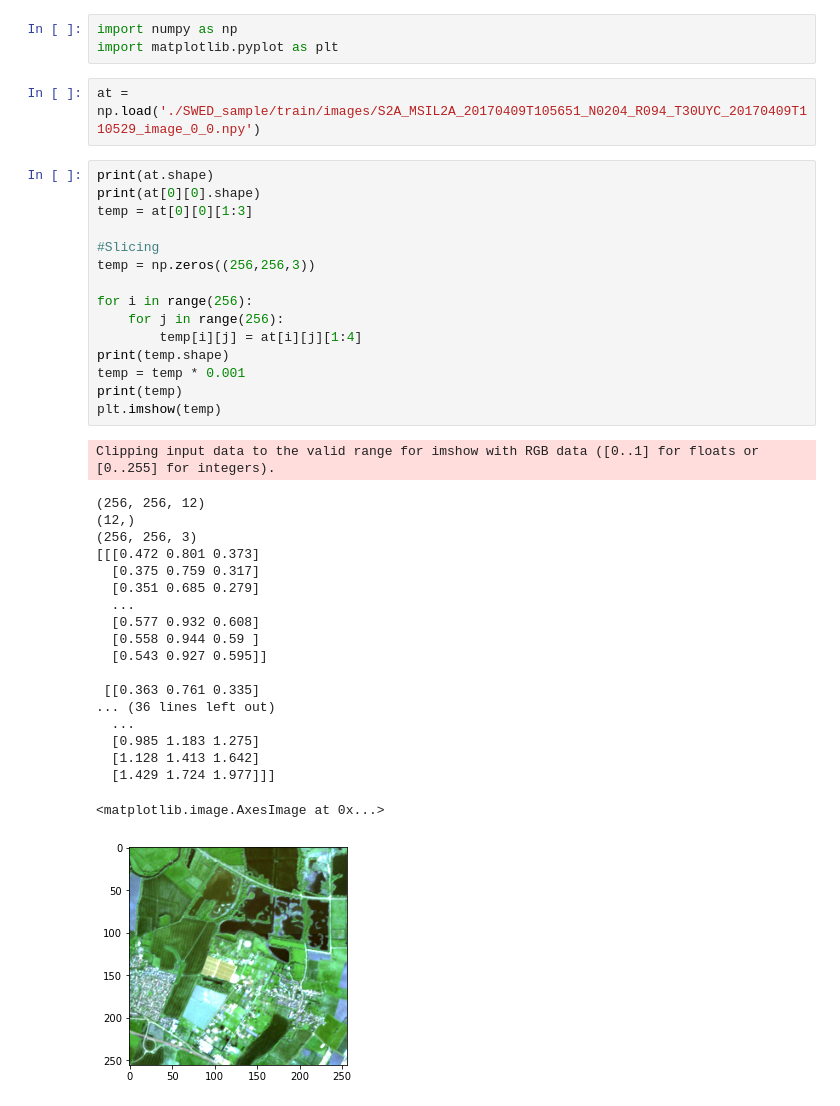
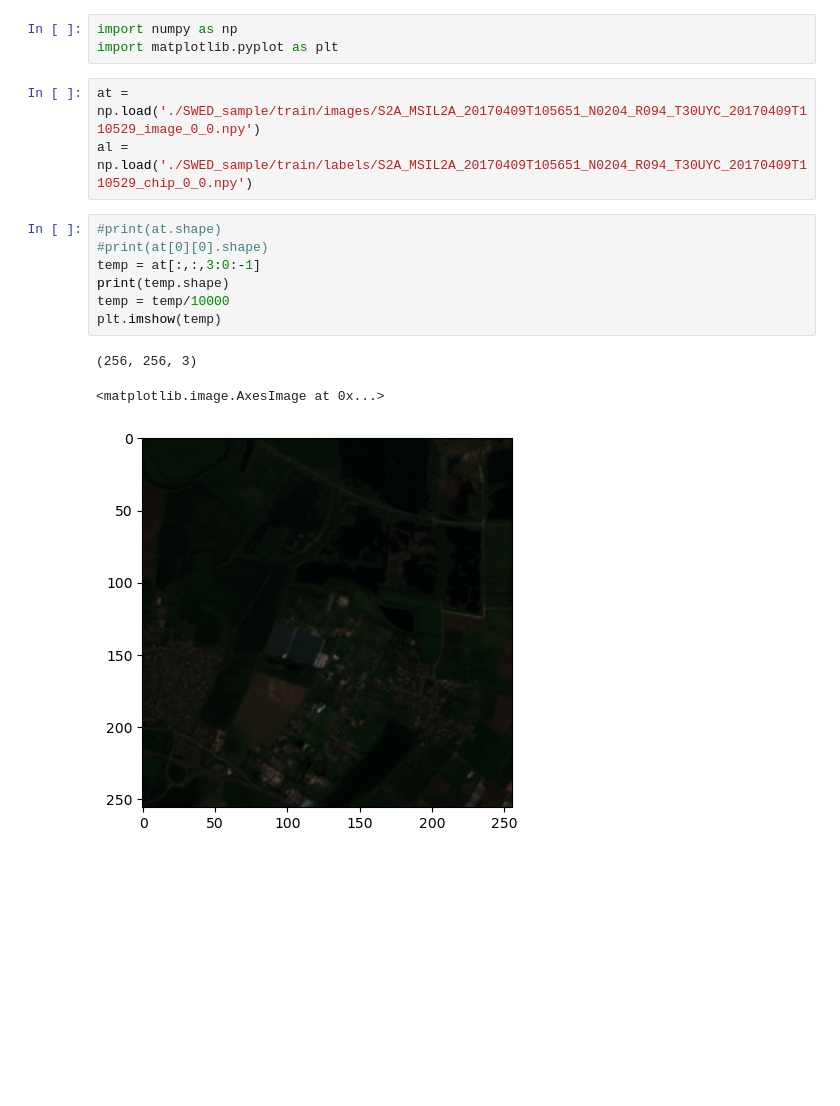
Before and after one commit to VihaanAkshaay/EdgeAttn-UNet, a Jupyter notebook: Visualisation_Satellite.ipynb, the cells around one changed output. Cells and saved outputs as stored; diff of their text form; blank space fills up the shorter version.

```diff
--- a/Visualisation_Satellite.ipynb
+++ b/Visualisation_Satellite.ipynb
@@ -5,42 +5,18 @@ import numpy as np
 import matplotlib.pyplot as plt
 # %%
 at = np.load('./SWED_sample/train/images/S2A_MSIL2A_20170409T105651_N0204_R094_T30UYC_20170409T110529_image_0_0.npy')
+al = np.load('./SWED_sample/train/labels/S2A_MSIL2A_20170409T105651_N0204_R094_T30UYC_20170409T110529_chip_0_0.npy')
 # %%
-print(at.shape)
-print(at[0][0].shape)
-temp = at[0][0][1:3]
-
-#Slicing
-temp = np.zeros((256,256,3))
-
-for i in range(256):
-    for j in range(256):
-        temp[i][j] = at[i][j][1:4]
+#print(at.shape)
+#print(at[0][0].shape)
+temp = at[:,:,3:0:-1]
 print(temp.shape)
-temp = temp * 0.001
-print(temp)
+temp = temp/10000
 plt.imshow(temp)
 # %% [output]
-Clipping input data to the valid range for imshow with RGB data ([0..1] for floats or [0..255] for integers).
+(256, 256, 3)
-(256, 256, 12)
-(12,)
-(256, 256, 3)
-[[[0.472 0.801 0.373]
-  [0.375 0.759 0.317]
-  [0.351 0.685 0.279]
-  ...
-  [0.577 0.932 0.608]
-  [0.558 0.944 0.59 ]
-  [0.543 0.927 0.595]]
-
- [[0.363 0.761 0.335]
-... (36 lines left out)
-  ...
-  [0.985 1.183 1.275]
-  [1.128 1.413 1.642]
-  [1.429 1.724 1.977]]]
+<matplotlib.image.AxesImage at 0x...>
-<matplotlib.image.AxesImage at 0x...>
-[figure, old version]
+[figure, new version]
 # %%
 #Printing Label Image
 
```
Also changed, not shown: parts of 5 cells of this notebook, 4 other files.
